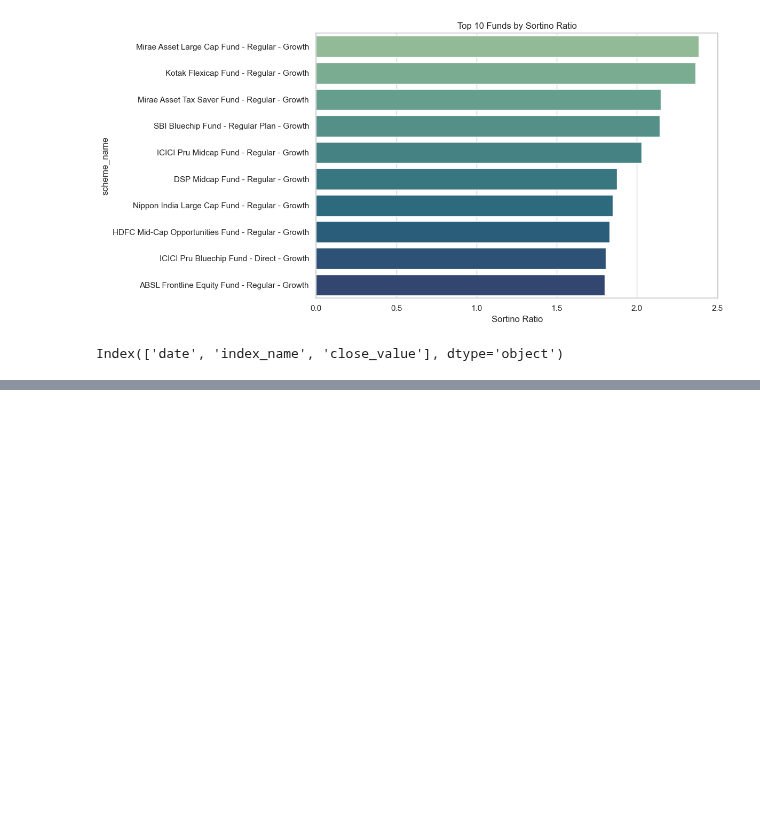
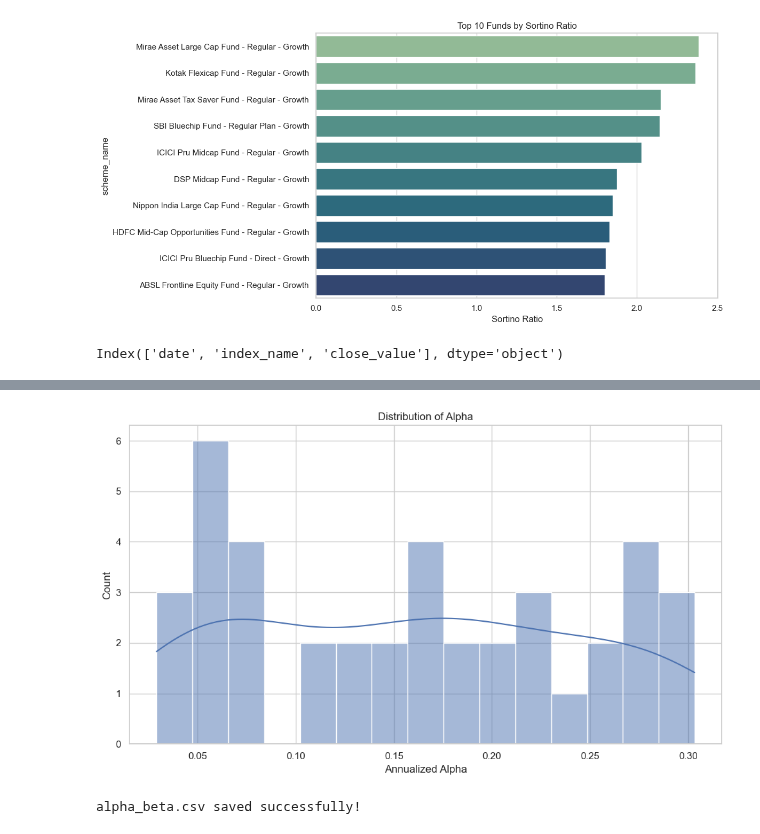
Before and after one commit to yashmahajan11234567/Bluestock-fintech, a Jupyter notebook: notebooks/Performance_Analytics.ipynb, the cells around one changed output, grey strips where cells are left out. Cells and saved outputs as stored; diff of their text form; code cells hidden in the pictures; blank space fills up the shorter version.

```diff
--- a/notebooks/Performance_Analytics.ipynb
+++ b/notebooks/Performance_Analytics.ipynb
@@ -407,0 +565,31 @@ nifty100.head()
+# %%
+plt.figure(figsize=(10,6))
+
+sns.histplot(
+    alpha_beta["Alpha"],
+    bins=15,
+    kde=True
+)
+
+plt.title("Distribution of Alpha")
+
+plt.xlabel("Annualized Alpha")
+
+plt.tight_layout()
+
+plt.show()
+# %% [output]
+[figure, added]
+# %%
+import os
+
+os.makedirs("../outputs", exist_ok=True)
+
+alpha_beta.to_csv(
+    "../outputs/alpha_beta.csv",
+    index=False
+)
+
+print("alpha_beta.csv saved successfully!")
+# %% [output]
+alpha_beta.csv saved successfully!
```
Also changed, not shown: parts of 29 cells of this notebook, 7 other files.
